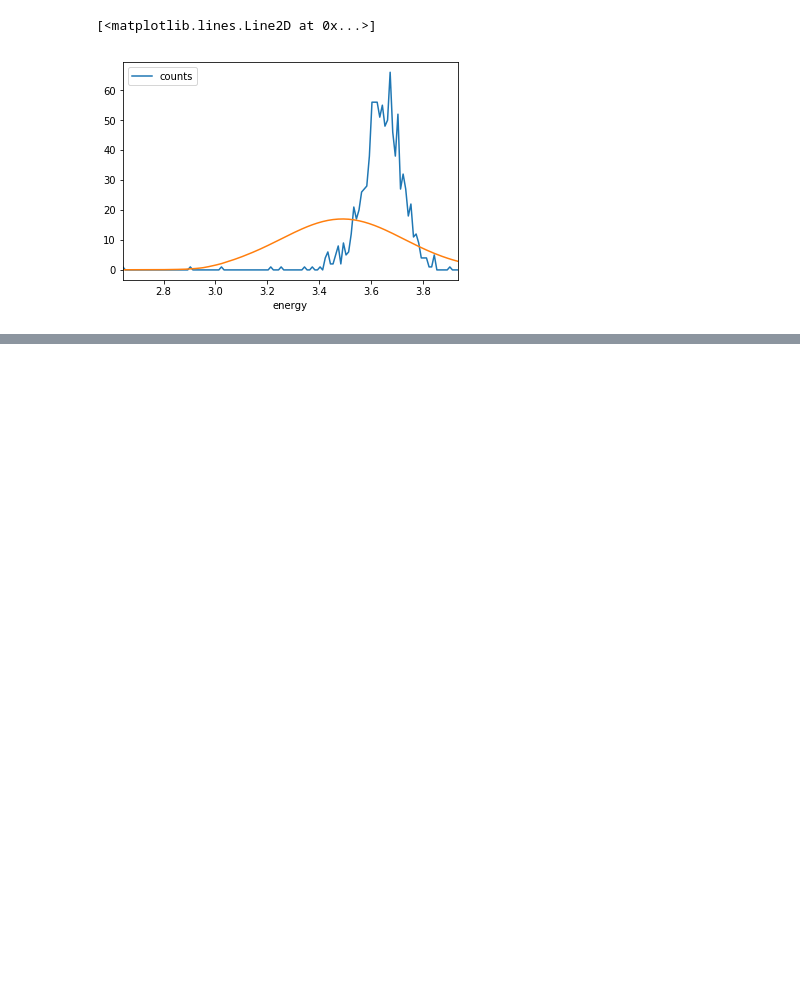
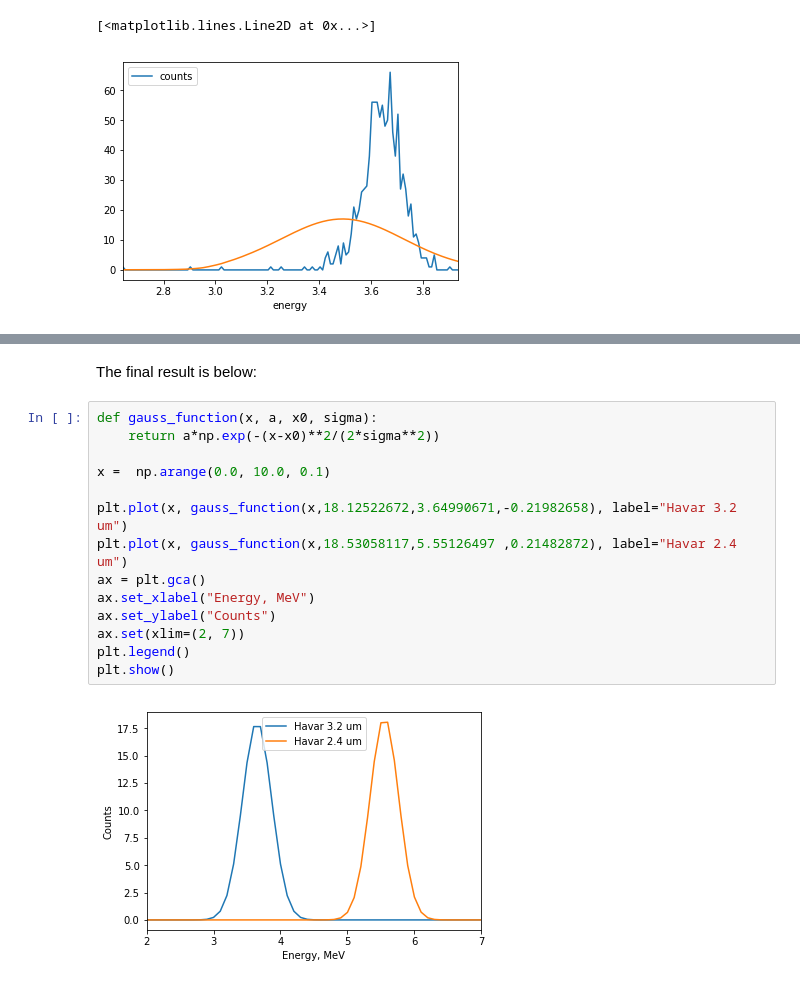
Before and after one commit to basiledelweiss/AMS-Detector-Test-04Oct19, a Jupyter notebook: Peak fitting.ipynb, the cells around one changed output, grey strips where cells are left out. Cells and saved outputs as stored; diff of their text form; blank space fills up the shorter version.

```diff
--- a/Peak fitting.ipynb
+++ b/Peak fitting.ipynb
@@ -102,0 +309,18 @@ The second one is for a thinner Havar stopping foil of thickness 3.2 $\mu$m.
+# %% [markdown]
+The final result is below:
+# %%
+def gauss_function(x, a, x0, sigma):
+    return a*np.exp(-(x-x0)**2/(2*sigma**2))
+
+x =  np.arange(0.0, 10.0, 0.1)
+
+plt.plot(x, gauss_function(x,18.12522672,3.64990671,-0.21982658), label="Havar 3.2 um")
+plt.plot(x, gauss_function(x,18.53058117,5.55126497 ,0.21482872), label="Havar 2.4 um")
+ax = plt.gca()
+ax.set_xlabel("Energy, MeV")
+ax.set_ylabel("Counts")
+ax.set(xlim=(2, 7))
+plt.legend()
+plt.show()
+# %% [output]
+[figure, added]
```
Also changed, not shown: parts of 10 cells of this notebook.
